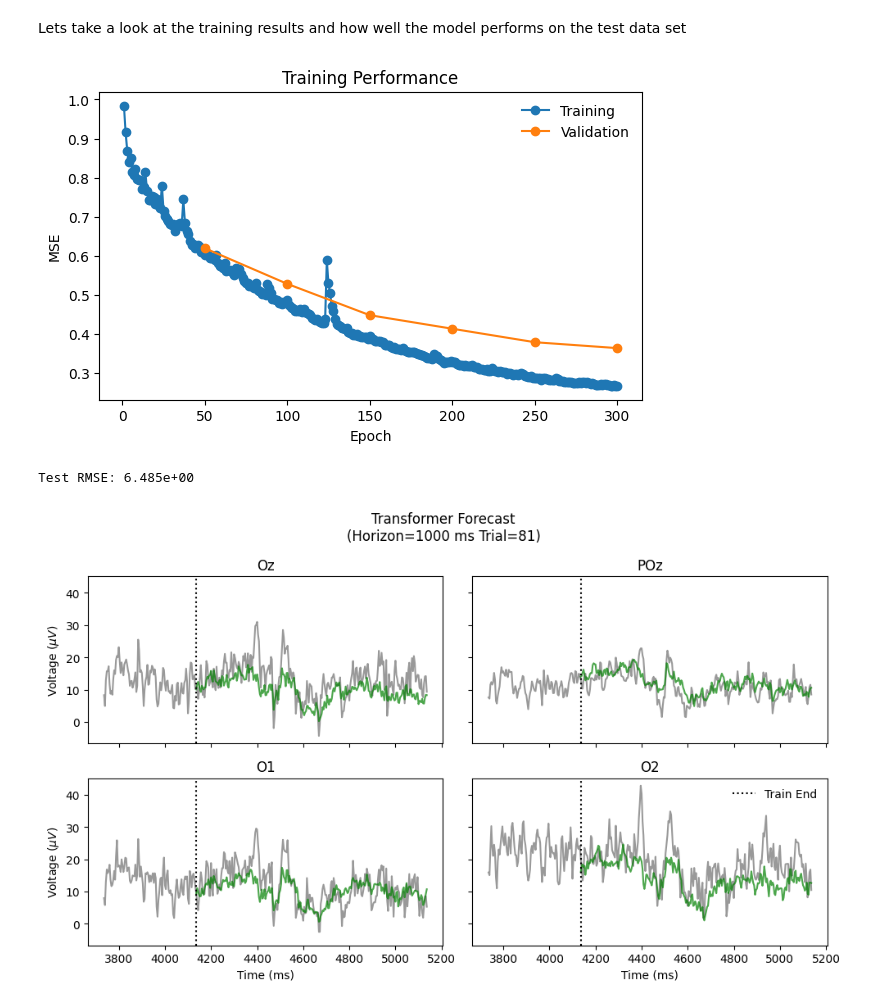
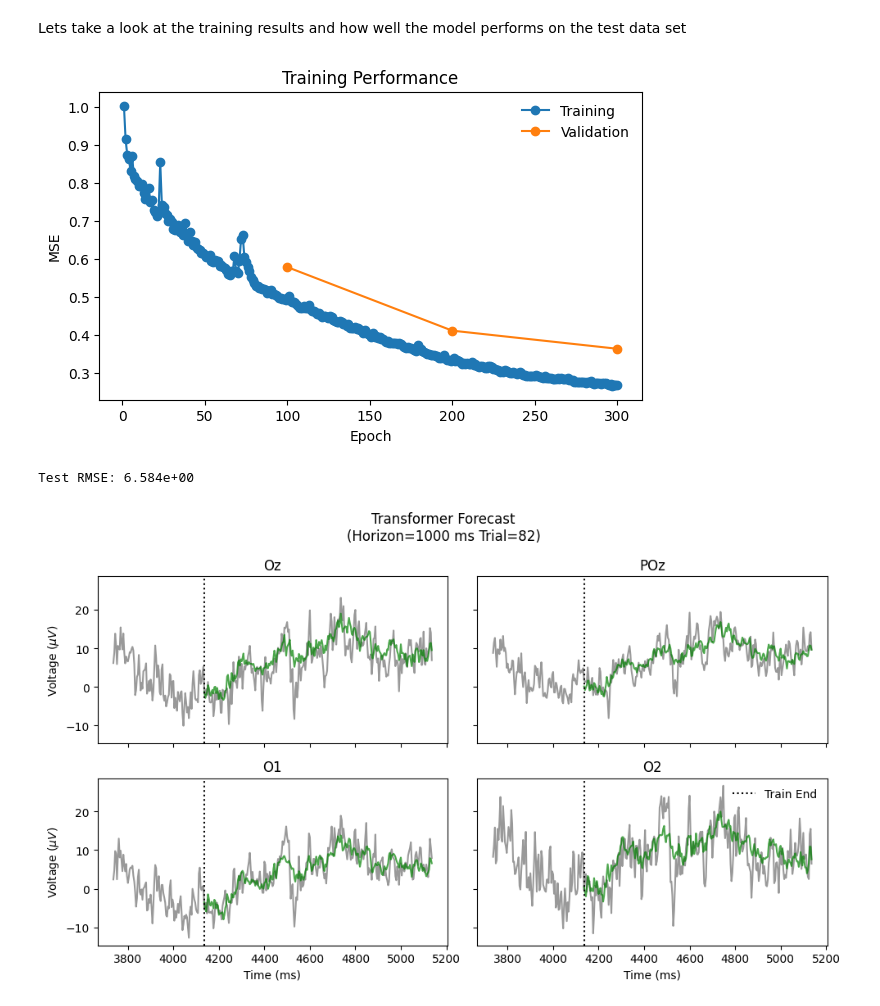
Before and after one commit to jggarrett23/EEG_Forecast_Book, a Jupyter notebook: docs/Transformer.ipynb, the cells around one changed output. Saved outputs shown, nothing was run; the diff lists cells and outputs as text; code cells hidden in the pictures.

```diff
--- a/docs/Transformer.ipynb
+++ b/docs/Transformer.ipynb
@@ -217,6 +217,7 @@ class ProbSparseAttention(nn.Module):
         u: int = min(self.factor * math.ceil(math.log(L_K)), L_Q)
         M: torch.Tensor = self._sparsity_score(Q, K, sample_k=u)
         top_idx: torch.Tensor = M.topk(u, dim=-1).indices                   # (B, H, u)
+        self.last_top_idx: torch.Tensor = top_idx.detach()                  # store original positions for inspection
 
         # Gather only the u selected queries for full attention
         Q_sparse: torch.Tensor = Q.gather(
@@ -436,7 +437,7 @@ N_EPOCHS = 300
 HORIZON_MS = 1000
 HORIZON = abs(t-HORIZON_MS).argmin().item() + 1 # Forecast last 1000 ms
 SEQ_LENGTH = nTime - HORIZON
-UPDATE_FREQ = 50
+UPDATE_FREQ = 100
 # %%
 trainDL = DataLoader(train_dataset, batch_size=BATCH_SIZE, shuffle=True)
 valDL = DataLoader(val_dataset, batch_size=BATCH_SIZE, shuffle=False)
@@ -527,7 +528,7 @@ plt.ylabel('MSE')
 plt.legend(frameon=False)
 plt.show()
 # %% [output]
-[figure, old version]
+[figure, new version]
 # %%
 model.eval()
 with torch.no_grad():
@@ -545,38 +546,38 @@ with torch.no_grad():
 
 print(f'Test RMSE: {test_rmse:0.3e}')
 # %% [output]
-Test RMSE: 6.485e+00
+Test RMSE: 6.584e+00
 # %%
 # Plot single trial performance
 fig, axs = plt.subplots(nrows=2, ncols=2, figsize=(10, 6), dpi=100, sharex=True, sharey=True)
-trial_idx = 80
+trial_idx = 81
 time_plot_buffer = 100 # make visualization easier
 axs = axs.ravel()
 
 X_test_denorm = ((X_test * X_train_sd) + X_train_mu).cpu().numpy()
 
 for i, c in enumerate(['Oz', 'POz', 'O1', 'O2']):
 
     axs[i].plot(t[-(HORIZON+time_plot_buffer):], X_test_denorm[trial_idx, ssvep_chans_dict[c], -(HORIZON+time_plot_buffer):],
                 color='k', alpha=0.4)
     axs[i].plot(t[-HORIZON:], predictions[trial_idx, ssvep_chans_dict[c], :], color='g', alpha=0.7)
     axs[i].set_title(c)
     axs[i].axvline(t[-HORIZON], color='black', linestyle=':', label='Train End')
 
     if i > 1:
         axs[i].set_xlabel('Time (ms)')
 
     if i in [0, 2]:
         axs[i].set_ylabel(r'Voltage ($\mu V$)')
 
     if i==3:
         axs[i].legend(frameon=False)
 
 plt.suptitle(f'Transformer Forecast\n(Horizon={HORIZON_MS} ms Trial={trial_idx+1})')
 plt.tight_layout()
 plt.show()
 # %% [output]
-[figure, old version]
+[figure, new version]
 # %%
 # Plot forecasting performance averaged across trials
 average_preds = predictions.mean(axis=0)
```
Also changed, not shown: parts of 12 cells of this notebook.
